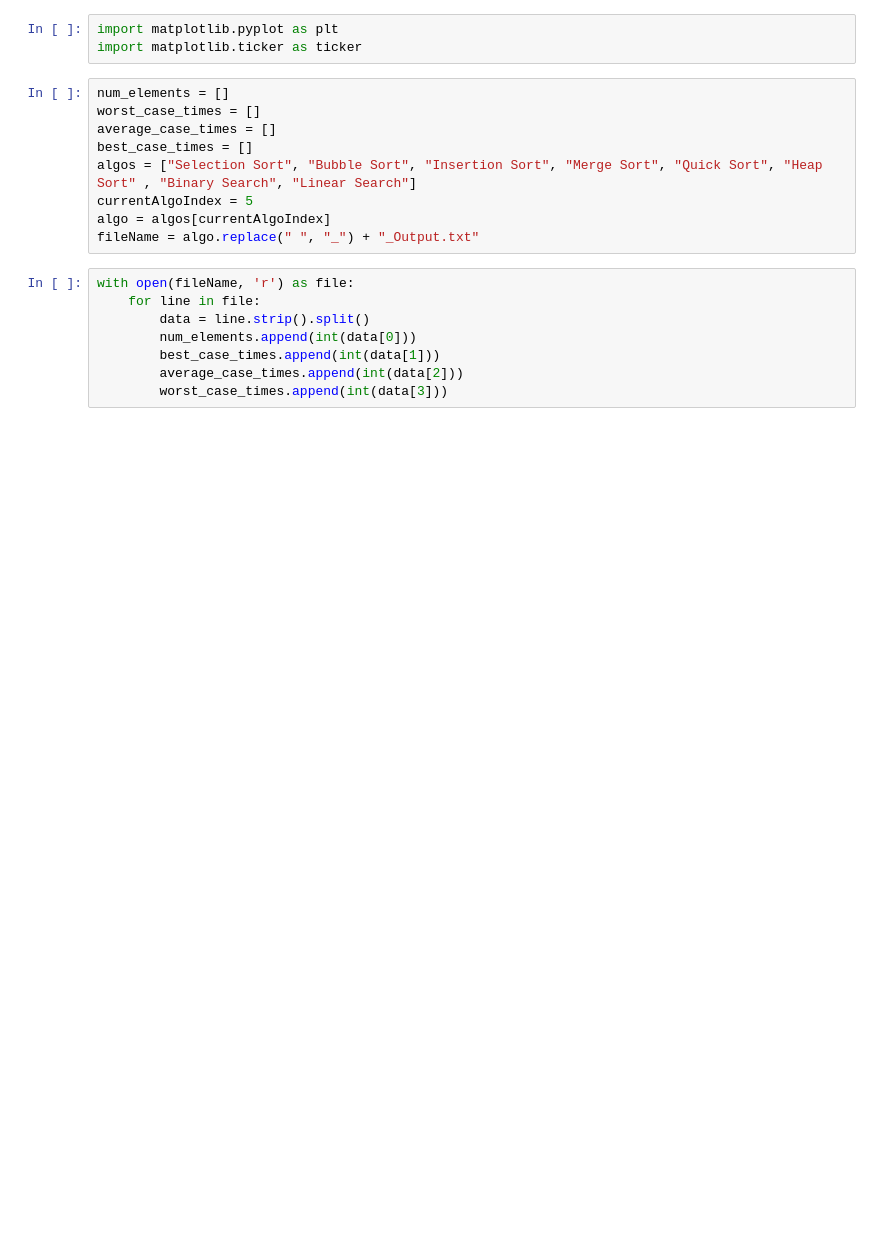
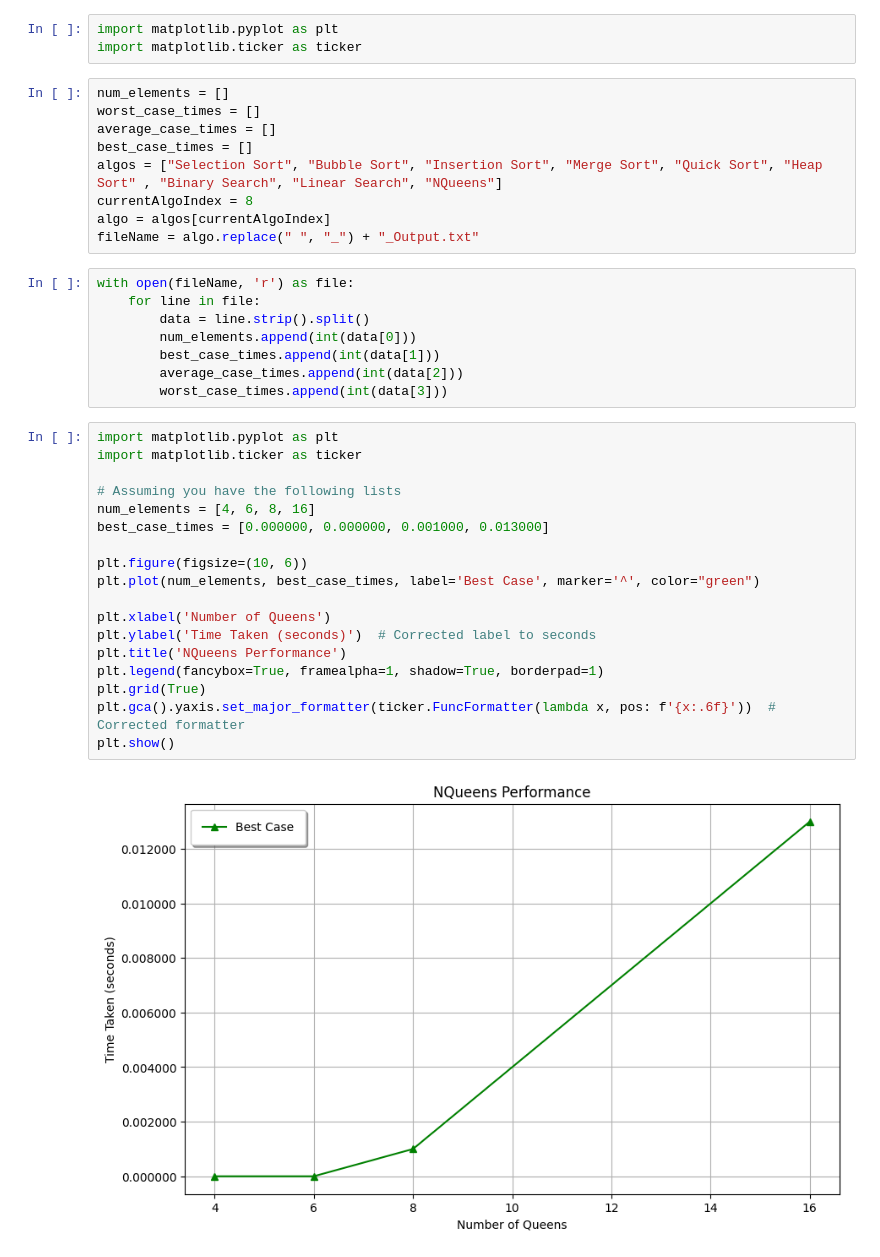
Before and after one commit to Ankurrawat-12/DAA, a Jupyter notebook: plotGraph.ipynb, the cells around one changed output. Drawn from its saved outputs; the diff is of its cells as text; blank space fills up the shorter version.

```diff
--- a/plotGraph.ipynb
+++ b/plotGraph.ipynb
@@ -6,8 +6,8 @@ num_elements = []
 worst_case_times = []
 average_case_times = []
 best_case_times = []
-algos = ["Selection Sort", "Bubble Sort", "Insertion Sort", "Merge Sort", "Quick Sort", "Heap Sort" , "Binary Search", "Linear Search"]
-currentAlgoIndex = 5
+algos = ["Selection Sort", "Bubble Sort", "Insertion Sort", "Merge Sort", "Quick Sort", "Heap Sort" , "Binary Search", "Linear Search", "NQueens"]
+currentAlgoIndex = 8
 algo = algos[currentAlgoIndex]
 fileName = algo.replace(" ", "_") + "_Output.txt"
 # %%
@@ -18,6 +18,26 @@ with open(fileName, 'r') as file:
         best_case_times.append(int(data[1]))
         average_case_times.append(int(data[2]))
         worst_case_times.append(int(data[3]))
+# %%
+import matplotlib.pyplot as plt
+import matplotlib.ticker as ticker
+
+# Assuming you have the following lists
+num_elements = [4, 6, 8, 16]
+best_case_times = [0.000000, 0.000000, 0.001000, 0.013000]
+
+plt.figure(figsize=(10, 6))
+plt.plot(num_elements, best_case_times, label='Best Case', marker='^', color="green")
+
+plt.xlabel('Number of Queens')
+plt.ylabel('Time Taken (seconds)')  # Corrected label to seconds
+plt.title('NQueens Performance')
+plt.legend(fancybox=True, framealpha=1, shadow=True, borderpad=1)
+plt.grid(True)
+plt.gca().yaxis.set_major_formatter(ticker.FuncFormatter(lambda x, pos: f'{x:.6f}'))  # Corrected formatter
+plt.show()
+# %% [output]
+[figure, added]
 # %%
 plt.figure(figsize=(10, 6))
 plt.plot(num_elements, worst_case_times, label='Worst Case', marker='o')
```
Also changed, not shown: parts of 1 cell of this notebook, 12 other files.
